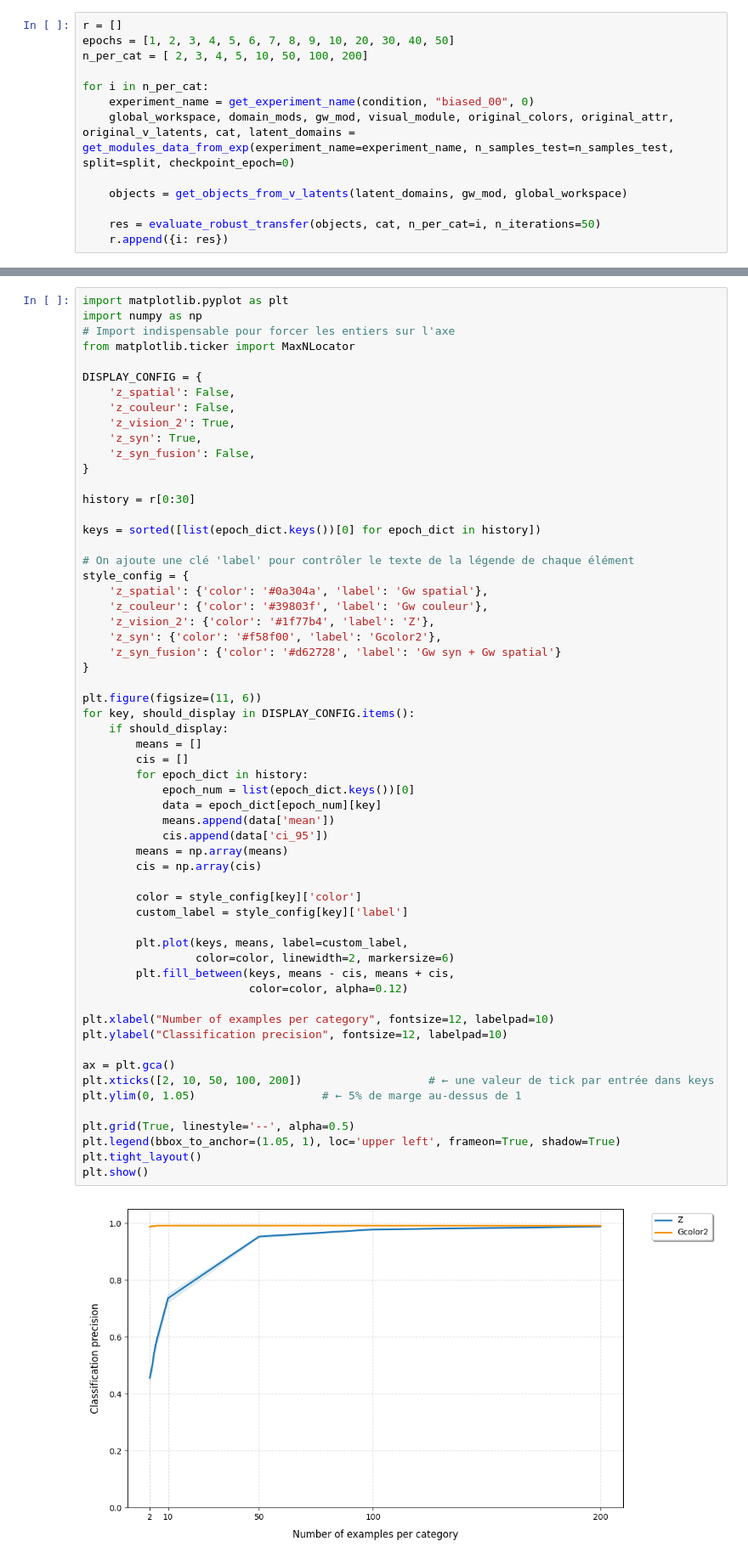
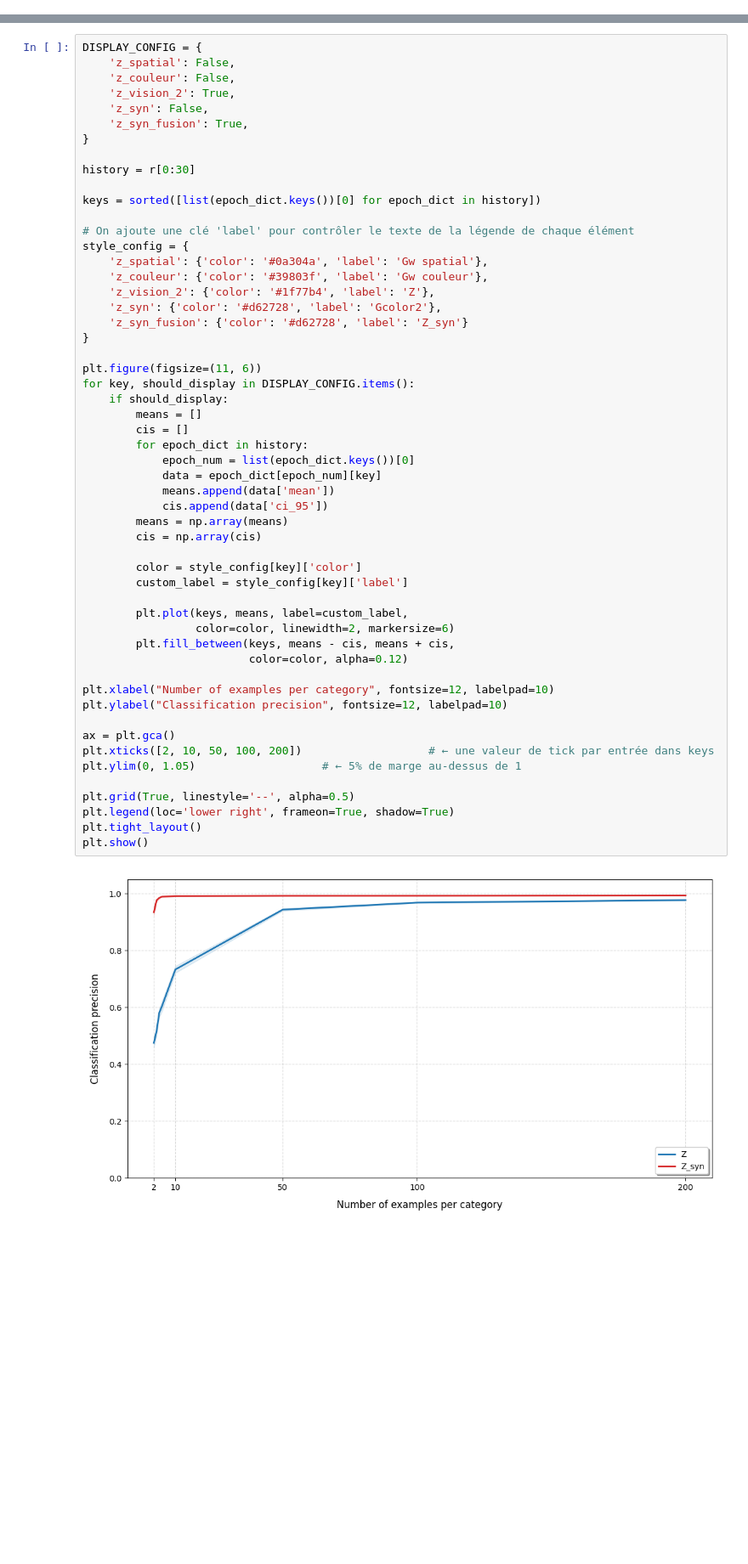
Before and after one commit to lucas-ch/gwsyn, a Jupyter notebook: notebooks/3mod_semantic_vacuum.ipynb, the cells around one changed output, grey strips where cells are left out. Shown at 85% size. Drawn from its saved outputs; the diff is of its cells as text; blank space fills up the shorter version.

```diff
--- a/notebooks/3mod_semantic_vacuum.ipynb
+++ b/notebooks/3mod_semantic_vacuum.ipynb
@@ -68,13 +49,0 @@ def evaluate_robust_transfer(objects, category, n_per_cat=3, n_iterations=50):
-# %%
-r = []
-epochs = [1, 2, 3, 4, 5, 6, 7, 8, 9, 10, 20, 30, 40, 50]
-n_per_cat = [ 2, 3, 4, 5, 10, 50, 100, 200]
-
-for i in n_per_cat:
-    experiment_name = get_experiment_name(condition, "biased_00", 0)
-    global_workspace, domain_mods, gw_mod, visual_module, original_colors, original_attr, original_v_latents, cat, latent_domains = get_modules_data_from_exp(experiment_name=experiment_name, n_samples_test=n_samples_test, split=split, checkpoint_epoch=0)
-
-    objects = get_objects_from_v_latents(latent_domains, gw_mod, global_workspace)
-
-    res = evaluate_robust_transfer(objects, cat, n_per_cat=i, n_iterations=50)
-    r.append({i: res})
@@ -113,15 +50,10 @@ Loaded default weights from /home/lucas/gwsyn/checkpoints/syn/3mod_basic_s126_a0
 # %%
-import matplotlib.pyplot as plt
-import numpy as np
-# Import indispensable pour forcer les entiers sur l'axe
-from matplotlib.ticker import MaxNLocator
-
 DISPLAY_CONFIG = {
     'z_spatial': False,
     'z_couleur': False,
     'z_vision_2': True,
-    'z_syn': True,
-    'z_syn_fusion': False,
+    'z_syn': False,
+    'z_syn_fusion': True,
 }
 
 history = r[0:30]
@@ -133,8 +65,8 @@ style_config = {
     'z_spatial': {'color': '#0a304a', 'label': 'Gw spatial'},
     'z_couleur': {'color': '#39803f', 'label': 'Gw couleur'},
     'z_vision_2': {'color': '#1f77b4', 'label': 'Z'},
-    'z_syn': {'color': '#f58f00', 'label': 'Gcolor2'},
-    'z_syn_fusion': {'color': '#d62728', 'label': 'Gw syn + Gw spatial'}
+    'z_syn': {'color': '#d62728', 'label': 'Gcolor2'},
+    'z_syn_fusion': {'color': '#d62728', 'label': 'Z_syn'}
 }
 
 plt.figure(figsize=(11, 6))
@@ -142,32 +74,32 @@ for key, should_display in DISPLAY_CONFIG.items():
     if should_display:
         means = []
         cis = []
         for epoch_dict in history:
             epoch_num = list(epoch_dict.keys())[0]
             data = epoch_dict[epoch_num][key]
             means.append(data['mean'])
             cis.append(data['ci_95'])
         means = np.array(means)
         cis = np.array(cis)
 
         color = style_config[key]['color']
         custom_label = style_config[key]['label']
 
         plt.plot(keys, means, label=custom_label,
                  color=color, linewidth=2, markersize=6)
         plt.fill_between(keys, means - cis, means + cis,
                          color=color, alpha=0.12)
 
 plt.xlabel("Number of examples per category", fontsize=12, labelpad=10)
 plt.ylabel("Classification precision", fontsize=12, labelpad=10)
 
 ax = plt.gca()
 plt.xticks([2, 10, 50, 100, 200])                   # ← une valeur de tick par entrée dans keys
 plt.ylim(0, 1.05)                   # ← 5% de marge au-dessus de 1
 
 plt.grid(True, linestyle='--', alpha=0.5)
-plt.legend(bbox_to_anchor=(1.05, 1), loc='upper left', frameon=True, shadow=True)
+plt.legend(loc='lower right', frameon=True, shadow=True)
 plt.tight_layout()
 plt.show()
 # %% [output]
-[figure, old version]
+[figure, new version]
```
Also changed, not shown: parts of 3 cells of this notebook, 15 other files.
